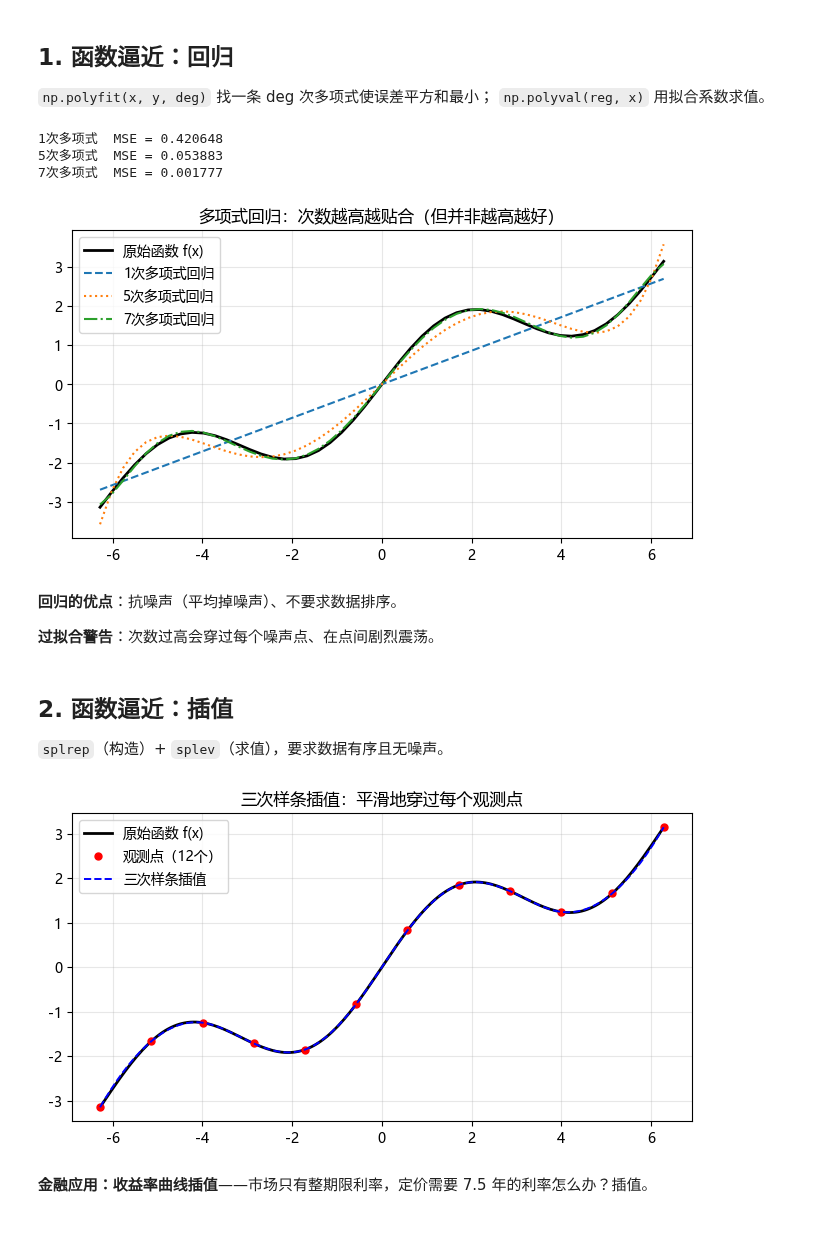
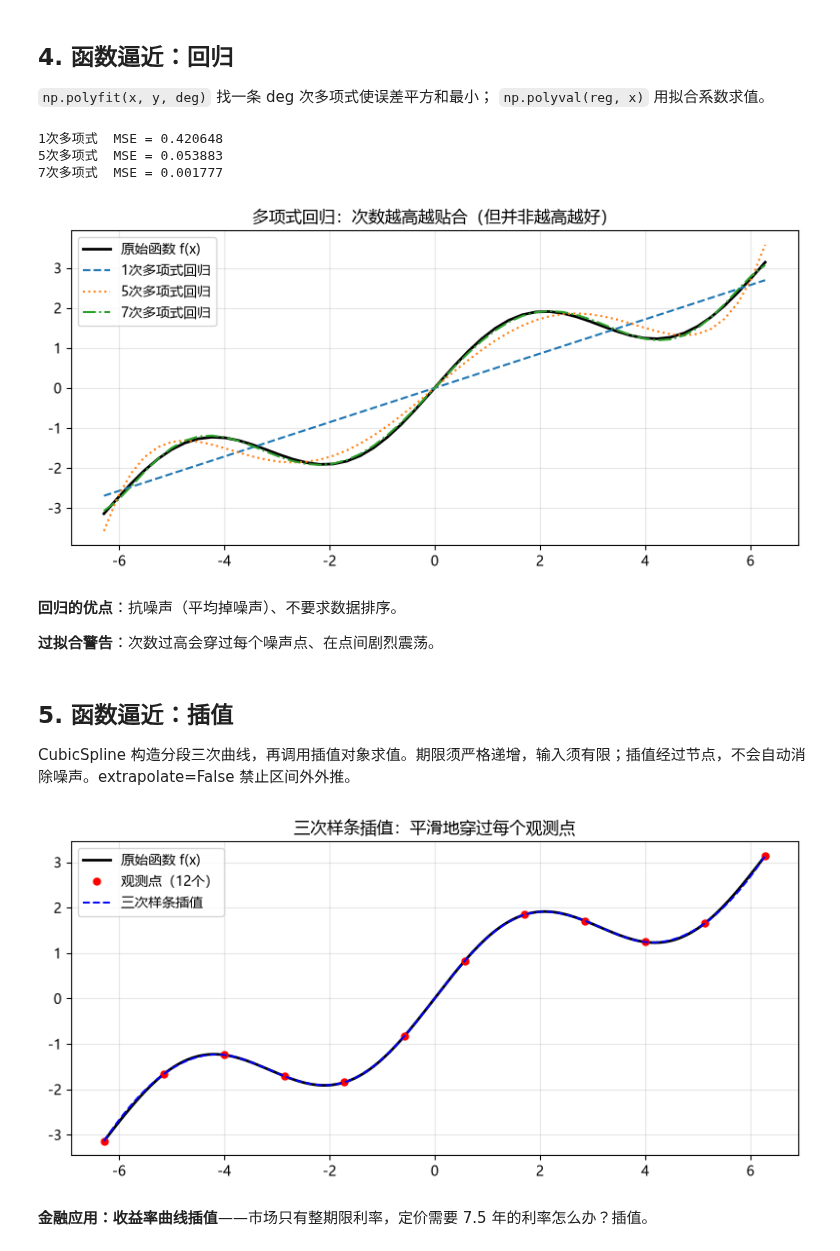
Before and after one commit to aiqfin/python-for-finance, a Jupyter notebook: Chapter8 - 数学工具/notebooks/08_Math_Tools.ipynb, the cells around one changed output. Cells and saved outputs as stored; diff of their text form; code cells hidden in the pictures.

```diff
--- a/Chapter8 - 数学工具/notebooks/08_Math_Tools.ipynb
+++ b/Chapter8 - 数学工具/notebooks/08_Math_Tools.ipynb
@@ -18,5 +173,5 @@ def f(x):
 # %% [markdown]
-## 1. 函数逼近：回归
+## 4. 函数逼近：回归
 
 `np.polyfit(x, y, deg)` 找一条 deg 次多项式使误差平方和最小；
 `np.polyval(reg, x)` 用拟合系数求值。
@@ -34,31 +189,33 @@ for deg in (1, 5, 7):
 # %%
 fig, ax = plt.subplots(figsize=(8, 4))
 ax.plot(x, f(x), "k", linewidth=2, label="原始函数 f(x)")
 for deg, ls in [(1, "--"), (5, ":"), (7, "-.")]:
     reg = np.polyfit(x, f(x), deg)
     ax.plot(x, np.polyval(reg, x), ls, linewidth=1.5,
             label=f"{deg}次多项式回归")
 ax.set_title("多项式回归：次数越高越贴合（但并非越高越好）")
 ax.legend()
 ax.grid(alpha=0.3)
+fig.tight_layout()
+plt.show()
 # %% [output]
-[figure, old version]
+[figure, new version]
 # %% [markdown]
 **回归的优点**：抗噪声（平均掉噪声）、不要求数据排序。
 
 **过拟合警告**：次数过高会穿过每个噪声点、在点间剧烈震荡。
-# %% [markdown]
-## 2. 函数逼近：插值
-
-`splrep`（构造）+ `splev`（求值），要求数据有序且无噪声。
+# %% [markdown]
+## 5. 函数逼近：插值
+
+CubicSpline 构造分段三次曲线，再调用插值对象求值。期限须严格递增，输入须有限；插值经过节点，不会自动消除噪声。extrapolate=False 禁止区间外外推。
 # %%
 import scipy.interpolate as spi
 
 xa = np.linspace(-2 * np.pi, 2 * np.pi, 12)  # 12个观测点
 ya = f(xa)
-ipo = spi.splrep(xa, ya, k=3)    # 构造三次样条
+ipo = spi.CubicSpline(xa, ya, extrapolate=False)    # 构造三次样条
 xs = np.linspace(-2 * np.pi, 2 * np.pi, 200)
-iy = spi.splev(xs, ipo)          # 在更密的网格上求值
+iy = ipo(xs)          # 在更密的网格上求值
 
 fig, ax = plt.subplots(figsize=(8, 4))
 ax.plot(xs, f(xs), "k", linewidth=2, label="原始函数 f(x)")
@@ -67,8 +224,10 @@ ax.plot(xs, iy, "b--", linewidth=1.4, label="三次样条插值")
 ax.set_title("三次样条插值：平滑地穿过每个观测点")
 ax.legend()
 ax.grid(alpha=0.3)
+fig.tight_layout()
+plt.show()
 # %% [output]
-[figure, old version]
+[figure, new version]
 # %% [markdown]
 **金融应用：收益率曲线插值**——市场只有整期限利率，定价需要 7.5 年的利率怎么办？插值。
 # %%
```
Also changed, not shown: parts of 54 cells of this notebook, 10 other files.
